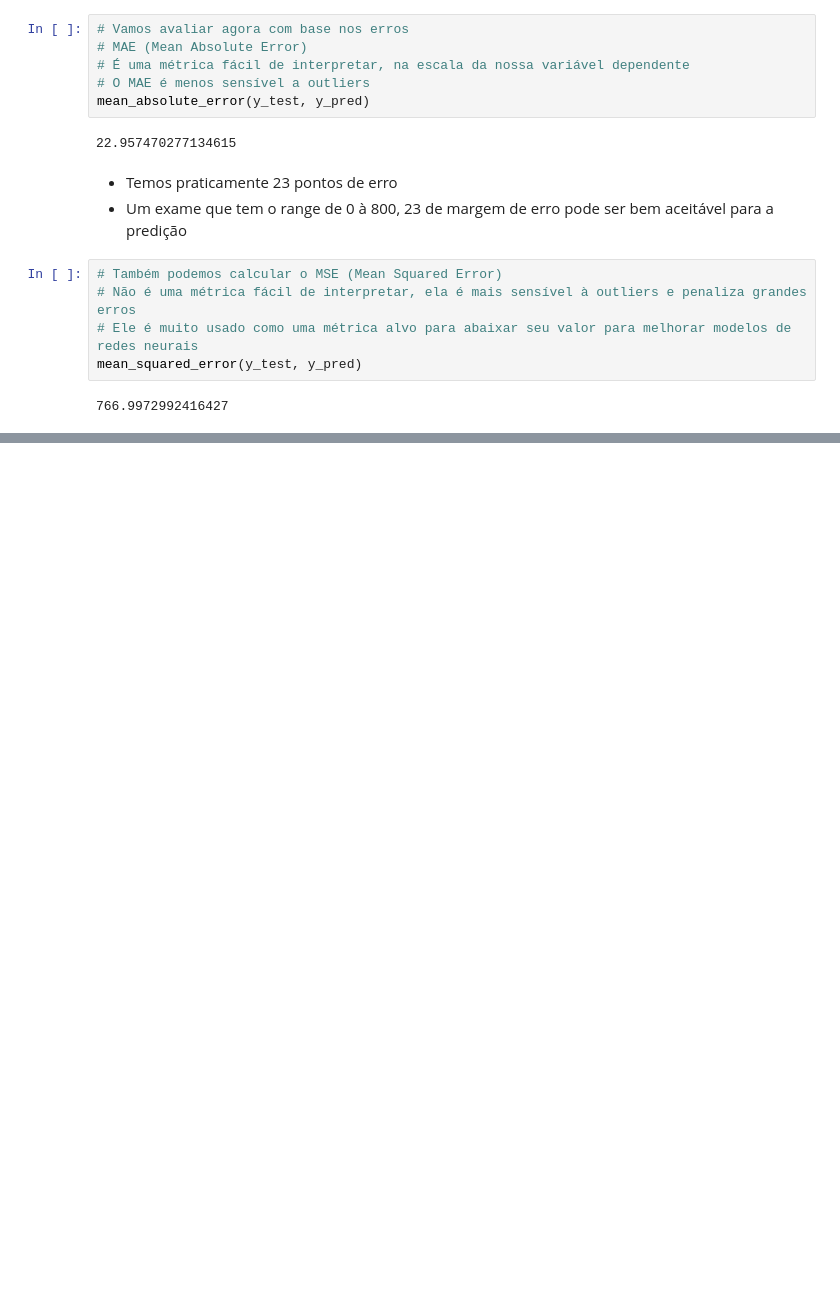
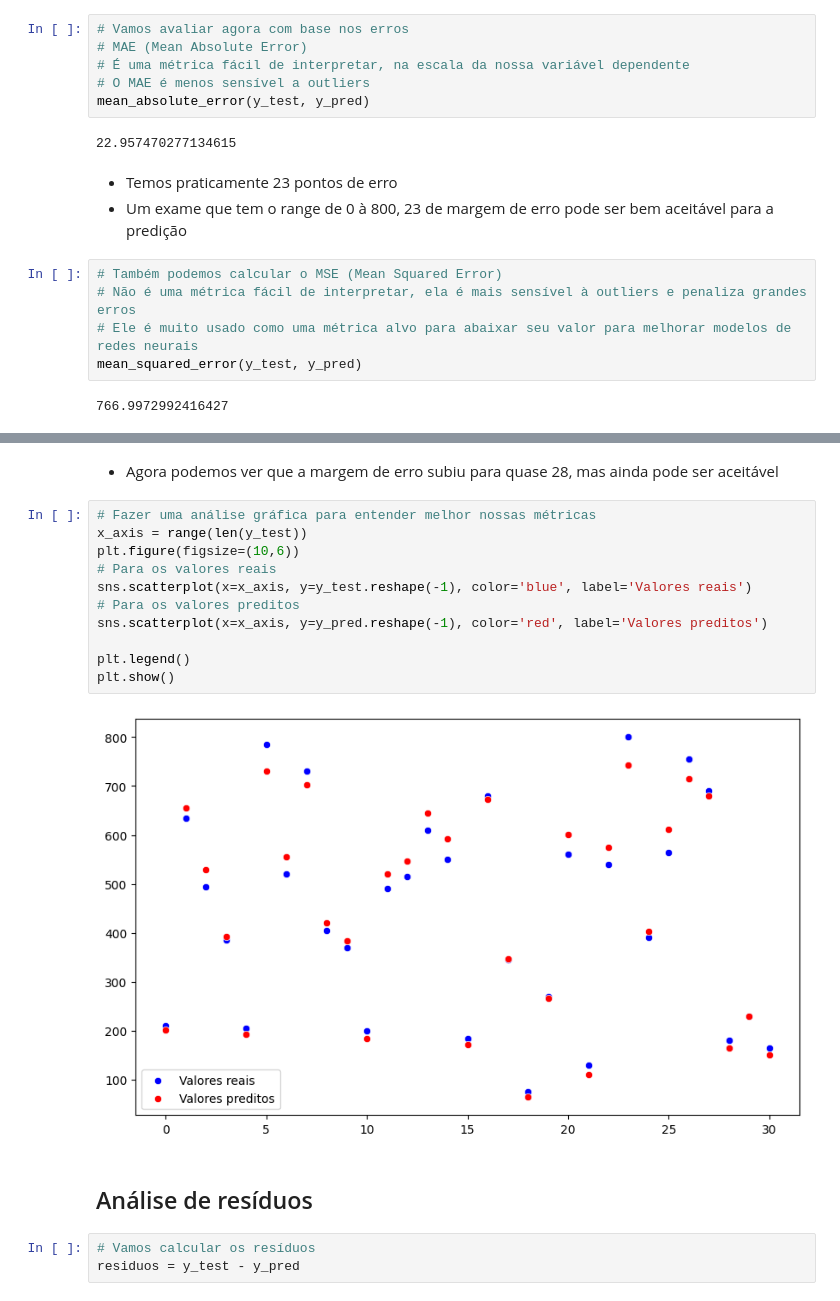
Before and after one commit to rcmonteiro/curso-ia-rocketseat, a Jupyter notebook: regressao_linear_simples/modelo_pontuacao.ipynb, the cells around one changed output, grey strips where cells are left out. Saved outputs shown, nothing was run; the diff lists cells and outputs as text; blank space fills up the shorter version.

```diff
--- a/regressao_linear_simples/modelo_pontuacao.ipynb
+++ b/regressao_linear_simples/modelo_pontuacao.ipynb
@@ -202,0 +209,20 @@ mean_squared_error(y_test, y_pred)
+# %% [markdown]
+- Agora podemos ver que a margem de erro subiu para quase 28, mas ainda pode ser aceitável
+# %%
+# Fazer uma análise gráfica para entender melhor nossas métricas
+x_axis = range(len(y_test))
+plt.figure(figsize=(10,6))
+# Para os valores reais
+sns.scatterplot(x=x_axis, y=y_test.reshape(-1), color='blue', label='Valores reais')
+# Para os valores preditos
+sns.scatterplot(x=x_axis, y=y_pred.reshape(-1), color='red', label='Valores preditos')
+
+plt.legend()
+plt.show()
+# %% [output]
+[figure, added]
+# %% [markdown]
+## Análise de resíduos
+# %%
+# Vamos calcular os resíduos
+residuos = y_test - y_pred
```
Also changed, not shown: parts of 12 cells of this notebook.
